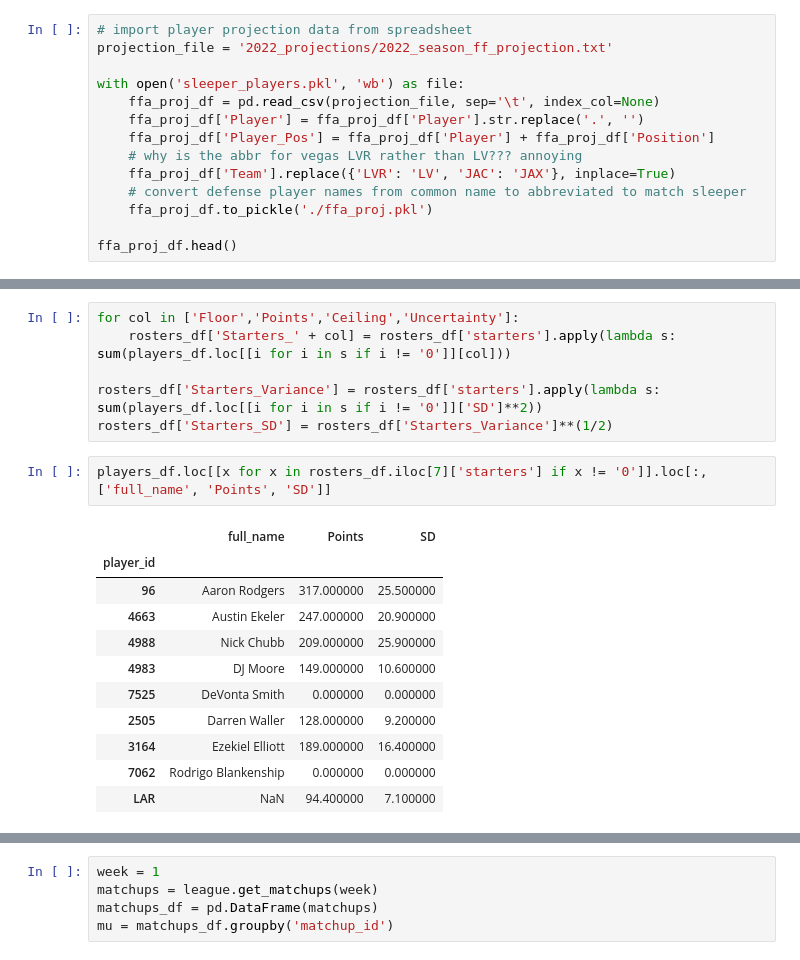
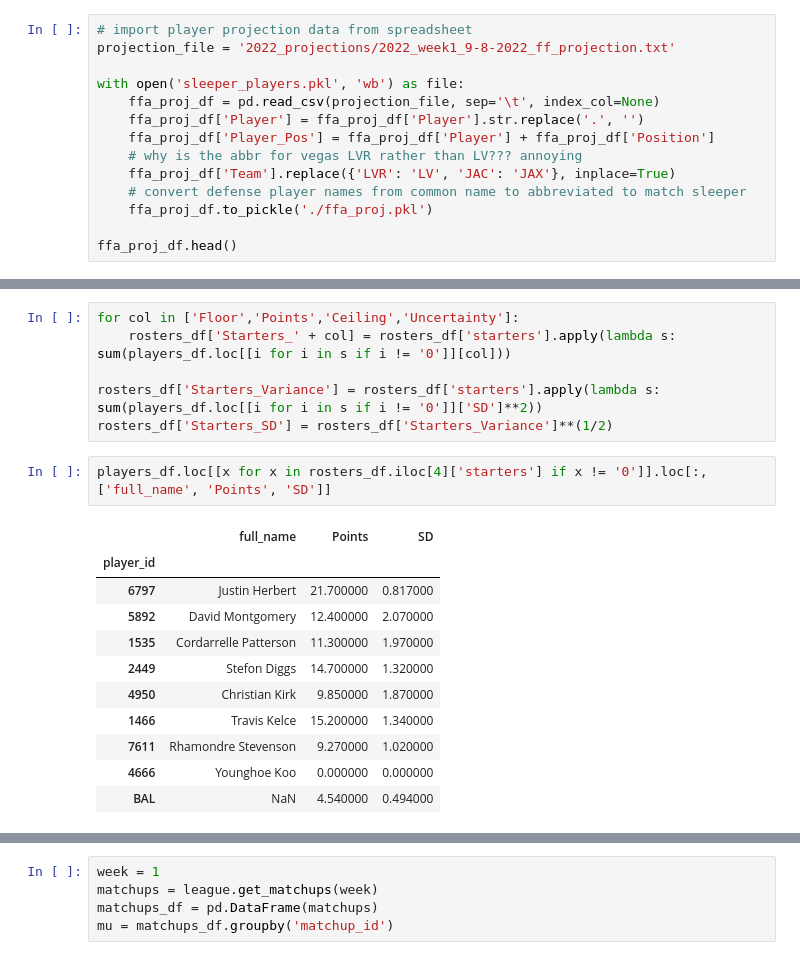
Before and after one commit to atran39/PokerstersFF, a Jupyter notebook: PokerstersFF.ipynb, the cells around one changed output, grey strips where cells are left out. Saved outputs shown, nothing was run; the diff lists cells and outputs as text.

```diff
--- a/PokerstersFF.ipynb
+++ b/PokerstersFF.ipynb
@@ -72,6 +28,6 @@ plt.rcParams['figure.figsize'] = [20, 10]
 # %%
 # import player projection data from spreadsheet
-projection_file = '2022_projections/2022_season_ff_projection.txt'
+projection_file = '2022_projections/2022_week1_9-8-2022_ff_projection.txt'
 
 with open('sleeper_players.pkl', 'wb') as file:
     ffa_proj_df = pd.read_csv(projection_file, sep='\t', index_col=None)
@@ -201,19 +157,19 @@ for col in ['Floor','Points','Ceiling','Uncertainty']:
 rosters_df['Starters_Variance'] = rosters_df['starters'].apply(lambda s: sum(players_df.loc[[i for i in s if i != '0']]['SD']**2))
 rosters_df['Starters_SD'] = rosters_df['Starters_Variance']**(1/2)
 # %%
-players_df.loc[[x for x in rosters_df.iloc[7]['starters'] if x != '0']].loc[:, ['full_name', 'Points', 'SD']]
+players_df.loc[[x for x in rosters_df.iloc[4]['starters'] if x != '0']].loc[:, ['full_name', 'Points', 'SD']]
 # %% [output]
 |  | full_name | Points | SD |
 | player_id |  |  |  |
-| 96 | Aaron Rodgers | 317.000000 | 25.500000 |
-| 4663 | Austin Ekeler | 247.000000 | 20.900000 |
-| 4988 | Nick Chubb | 209.000000 | 25.900000 |
-| 4983 | DJ Moore | 149.000000 | 10.600000 |
-| 7525 | DeVonta Smith | 0.000000 | 0.000000 |
-| 2505 | Darren Waller | 128.000000 | 9.200000 |
-| 3164 | Ezekiel Elliott | 189.000000 | 16.400000 |
-| 7062 | Rodrigo Blankenship | 0.000000 | 0.000000 |
-| LAR | NaN | 94.400000 | 7.100000 |
+| 6797 | Justin Herbert | 21.700000 | 0.817000 |
+| 5892 | David Montgomery | 12.400000 | 2.070000 |
+| 1535 | Cordarrelle Patterson | 11.300000 | 1.970000 |
+| 2449 | Stefon Diggs | 14.700000 | 1.320000 |
+| 4950 | Christian Kirk | 9.850000 | 1.870000 |
+| 1466 | Travis Kelce | 15.200000 | 1.340000 |
+| 7611 | Rhamondre Stevenson | 9.270000 | 1.020000 |
+| 4666 | Younghoe Koo | 0.000000 | 0.000000 |
+| BAL | NaN | 4.540000 | 0.494000 |
 # %%
 ax = rosters_df.sort_values('Starters_Points').plot.bar(x='team_name', y='Starters_Points')
 ax.bar_label(ax.containers[0])
```
Also changed, not shown: parts of 15 cells of this notebook.
